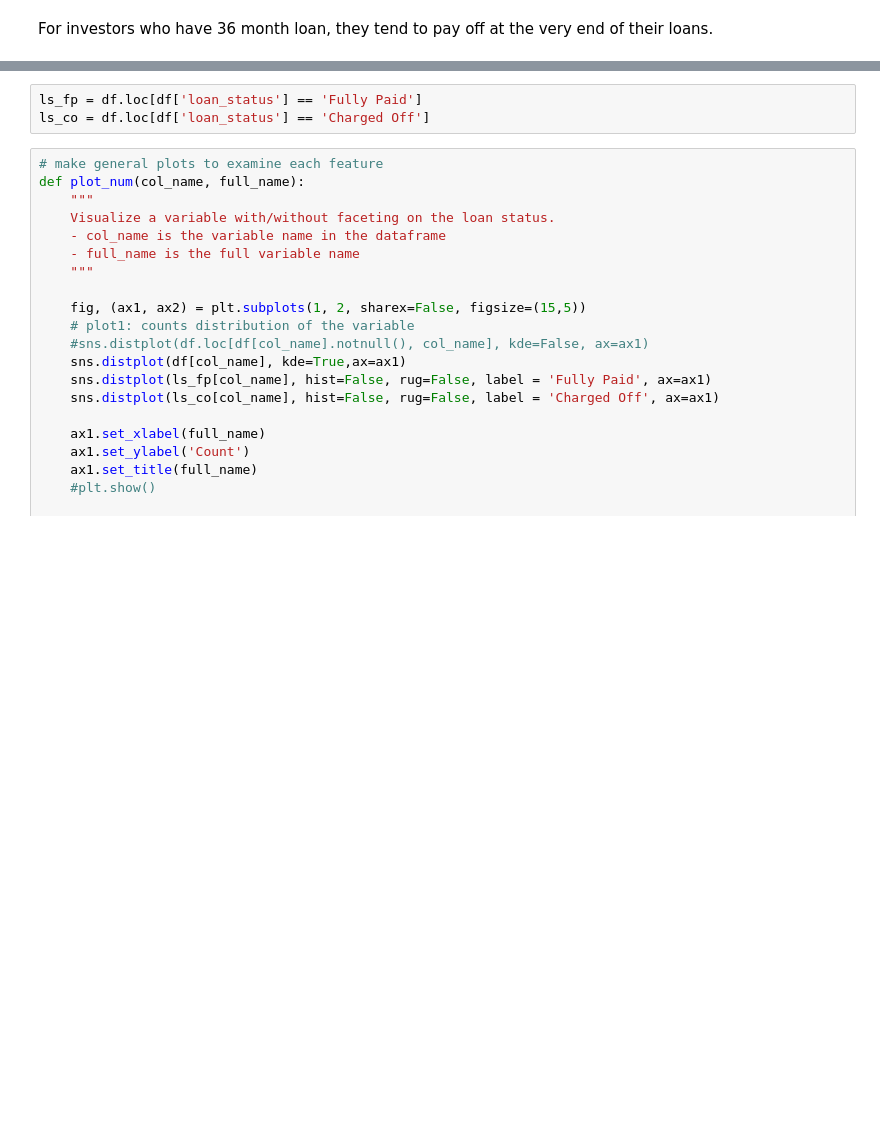
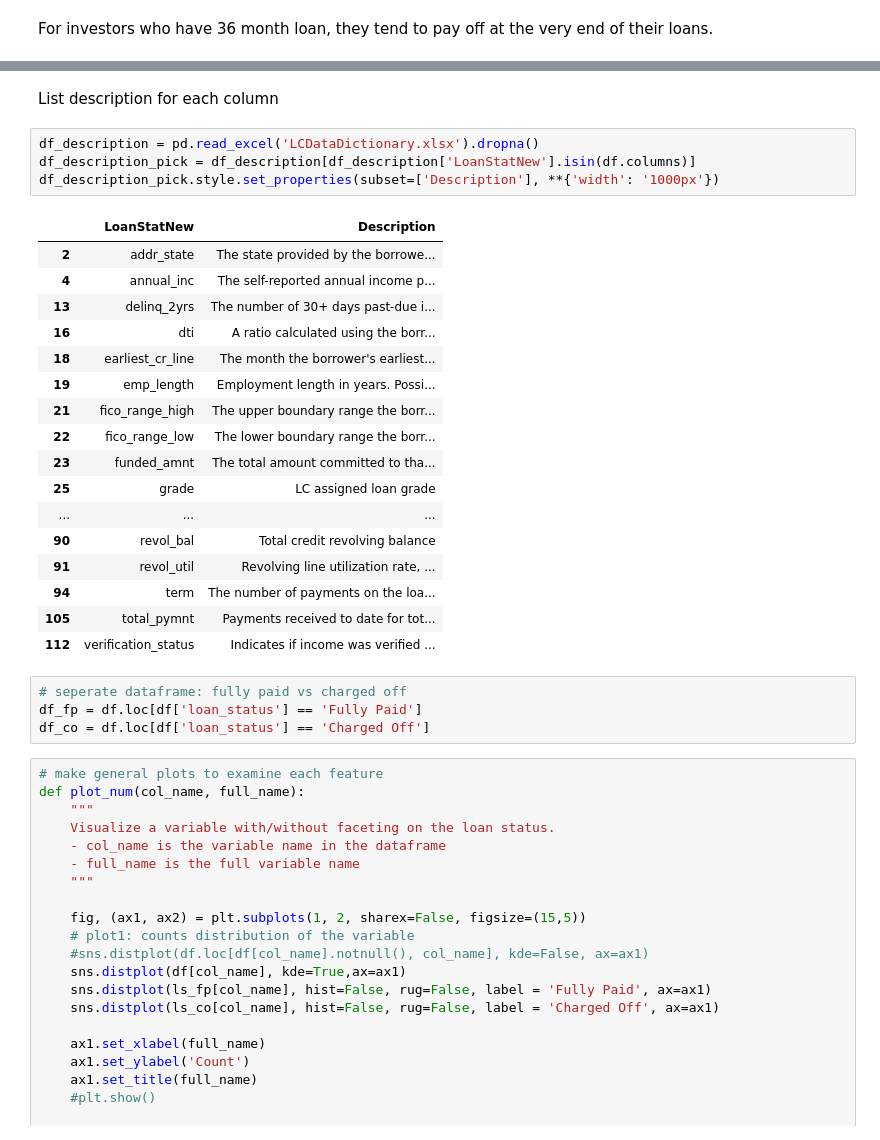
Before and after one commit to cyuancheng/Lending_Club, a Jupyter notebook: 03_LC_DataPreprocessing_2.ipynb, the cells around one changed output, grey strips where cells are left out. Saved outputs shown, nothing was run; the diff lists cells and outputs as text; blank space fills up the shorter version.

```diff
--- a/03_LC_DataPreprocessing_2.ipynb
+++ b/03_LC_DataPreprocessing_2.ipynb
@@ -169,7 +166,32 @@ Index(['id', 'loan_amnt', 'funded_amnt', 'term', 'int_rate', 'installment',
       dtype='object')
+# %% [markdown]
+List description for each column
+# %%
+df_description = pd.read_excel('LCDataDictionary.xlsx').dropna()
+df_description_pick = df_description[df_description['LoanStatNew'].isin(df.columns)]
+df_description_pick.style.set_properties(subset=['Description'], **{'width': '1000px'})
+# %% [output]
+|  | LoanStatNew | Description |
+| 2 | addr_state | The state provided by the borrowe... |
+| 4 | annual_inc | The self-reported annual income p... |
+| 13 | delinq_2yrs | The number of 30+ days past-due i... |
+| 16 | dti | A ratio calculated using the borr... |
+| 18 | earliest_cr_line | The month the borrower's earliest... |
+| 19 | emp_length | Employment length in years. Possi... |
+| 21 | fico_range_high | The upper boundary range the borr... |
+| 22 | fico_range_low | The lower boundary range the borr... |
+| 23 | funded_amnt | The total amount committed to tha... |
+| 25 | grade | LC assigned loan grade |
+| ... | ... | ... |
+| 90 | revol_bal | Total credit revolving balance |
+| 91 | revol_util | Revolving line utilization rate, ... |
+| 94 | term | The number of payments on the loa... |
+| 105 | total_pymnt | Payments received to date for tot... |
+| 112 | verification_status | Indicates if income was verified ... |
 # %%
-ls_fp = df.loc[df['loan_status'] == 'Fully Paid']
-ls_co = df.loc[df['loan_status'] == 'Charged Off']
+# seperate dataframe: fully paid vs charged off
+df_fp = df.loc[df['loan_status'] == 'Fully Paid']
+df_co = df.loc[df['loan_status'] == 'Charged Off']
 # %%
 # make general plots to examine each feature
 def plot_num(col_name, full_name):
```
Also changed, not shown: parts of 24 cells of this notebook.
